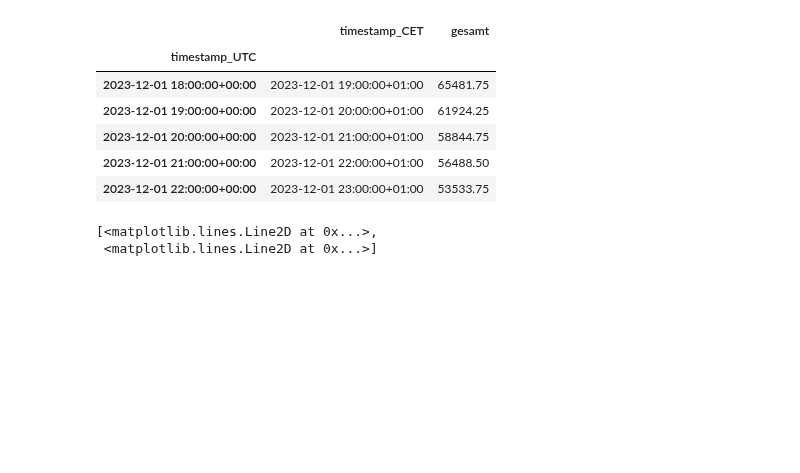
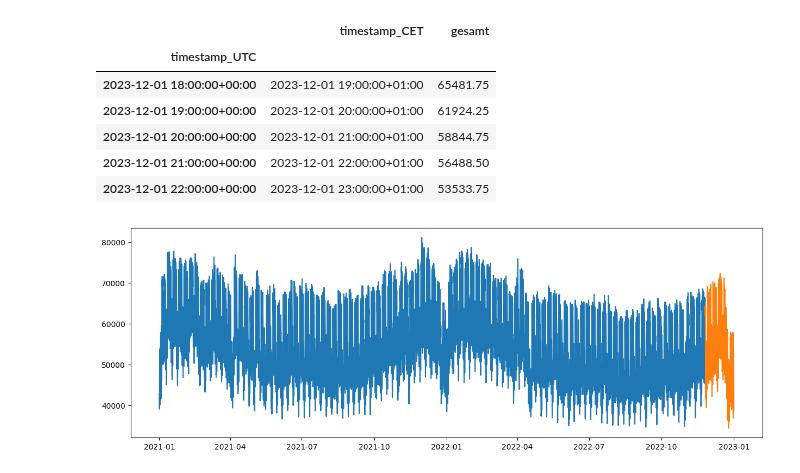
Before and after one commit to hikotei/2023_11-PTSFC, a Jupyter notebook: Energy/2023_12_28 expo smooth, theta.ipynb, the cells around one changed output. Saved outputs shown, nothing was run; the diff lists cells and outputs as text; code cells hidden in the pictures; blank space fills up the shorter version.

```diff
--- a/Energy/2023_12_28 expo smooth, theta.ipynb
+++ b/Energy/2023_12_28 expo smooth, theta.ipynb
@@ -41,20 +41,20 @@ None
 # %%
 # = = = = = = = = = = = = = = = = = = = = = = = = = = = = = = = =
 # take smaller dataset
-start   = '2016-01-01'
+start   = '2021-01-01'
 end     = '2023-01-01'
 df_energy_small = df_energy.loc[(df_energy['timestamp_CET'] > start) &
                                 (df_energy['timestamp_CET'] <= end)]
 
 n_total = df_energy_small.shape[0]
-n_train = int(n_total * 0.8)
+n_train = int(n_total * 0.95)
 
-y_train = df_energy_small.iloc[:n_train]
-y_test = df_energy_small.iloc[n_train:]
+y_train = df_energy_small.iloc[:n_train]['gesamt']
+y_test = df_energy_small.iloc[n_train:]['gesamt']
 
+plt.figure(figsize=(15, 5))
 plt.plot(y_train)
 plt.plot(y_test)
 plt.show()
 # %% [output]
-[<matplotlib.lines.Line2D at 0x...>,
- <matplotlib.lines.Line2D at 0x...>]
+[figure, added]
```
Also changed, not shown: parts of 9 cells of this notebook.
